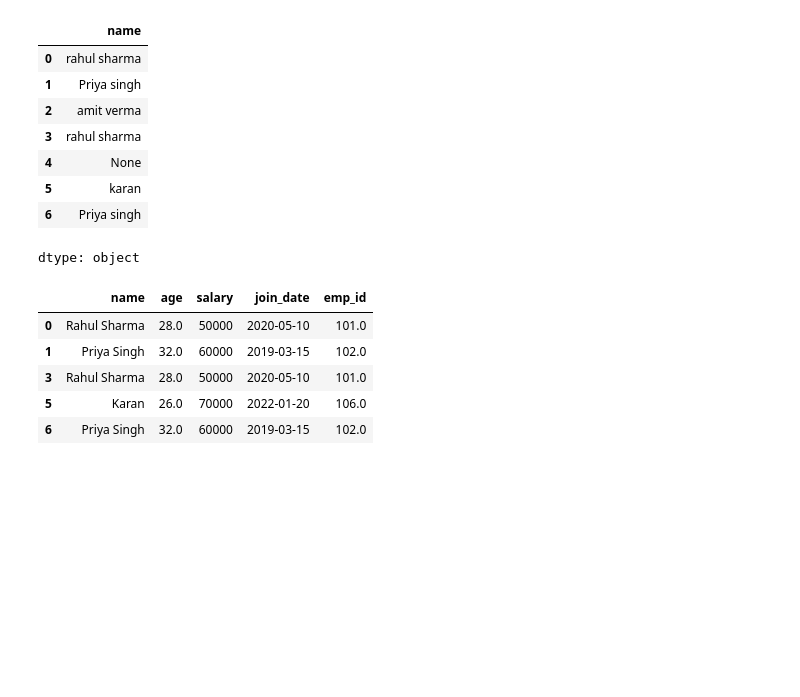
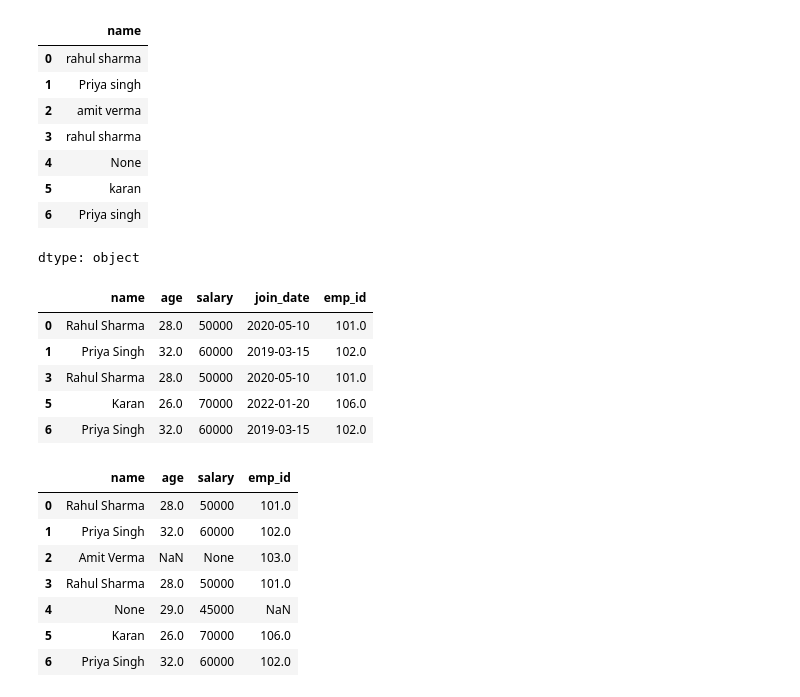
Before and after one commit to Nitik-sharma/Backend, a Jupyter notebook: chapter_appendix-tools-for-deep-learning/jupyter.ipynb, the cells around one changed output. Cells and saved outputs as stored; diff of their text form; code cells hidden in the pictures; blank space fills up the shorter version.

```diff
--- a/chapter_appendix-tools-for-deep-learning/jupyter.ipynb
+++ b/chapter_appendix-tools-for-deep-learning/jupyter.ipynb
@@ -440,3 +442,16 @@ df.dropna()
 | 3 | Rahul Sharma | 28.0 | 50000 | 2020-05-10 | 101.0 |
 | 5 | Karan | 26.0 | 70000 | 2022-01-20 | 106.0 |
 | 6 | Priya Singh | 32.0 | 60000 | 2019-03-15 | 102.0 |
+# %%
+df=df.drop('join_date',axis=1)
+# %%
+df
+# %% [output]
+|  | name | age | salary | emp_id |
+| 0 | Rahul Sharma | 28.0 | 50000 | 101.0 |
+| 1 | Priya Singh | 32.0 | 60000 | 102.0 |
+| 2 | Amit Verma | NaN | None | 103.0 |
+| 3 | Rahul Sharma | 28.0 | 50000 | 101.0 |
+| 4 | None | 29.0 | 45000 | NaN |
+| 5 | Karan | 26.0 | 70000 | 106.0 |
+| 6 | Priya Singh | 32.0 | 60000 | 102.0 |
```
Also changed, not shown: parts of 1 cell of this notebook.
